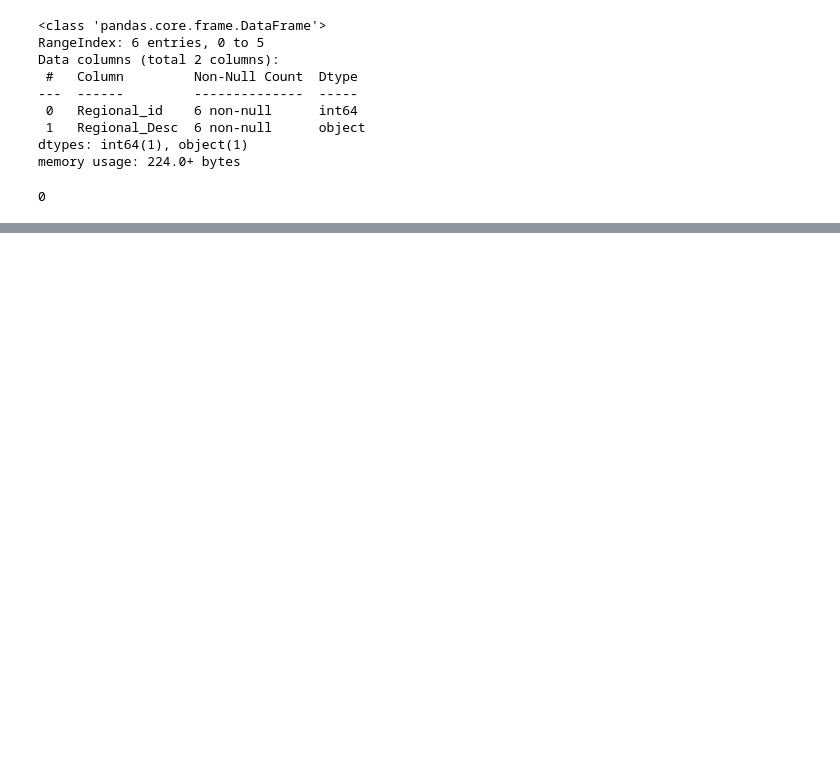
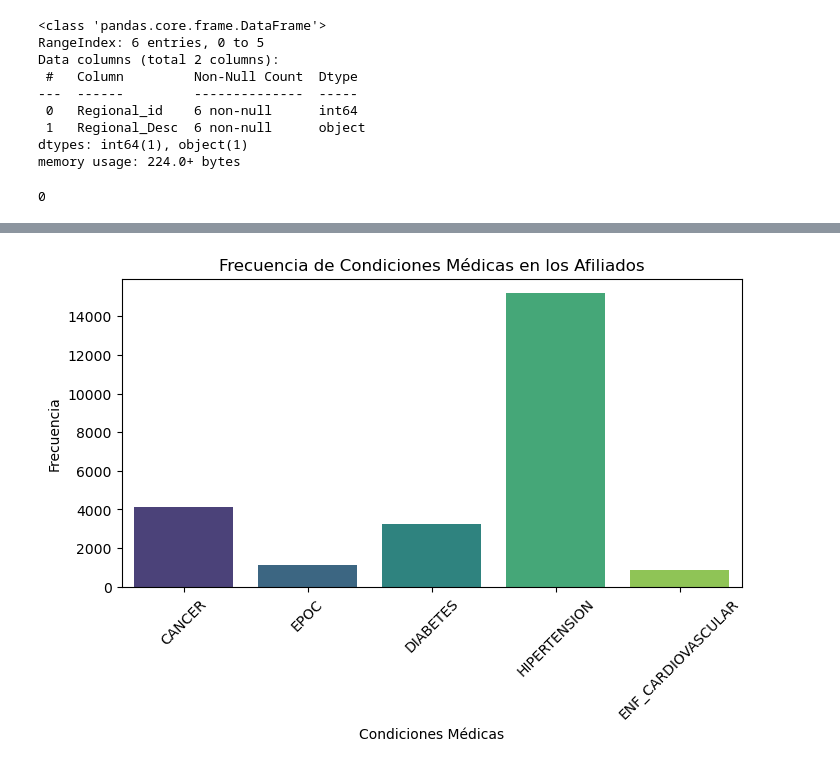
Before and after one commit to juanrodrizc/caso_analitica_finanzas, a Jupyter notebook: exploracion.ipynb, the cells around one changed output, grey strips where cells are left out. Drawn from its saved outputs; the diff is of its cells as text; code cells hidden in the pictures; blank space fills up the shorter version.

```diff
--- a/exploracion.ipynb
+++ b/exploracion.ipynb
@@ -59,0 +194,21 @@ memory usage: 224.0+ bytes
+# %%
+# Seleccionar las columnas de las condiciones médicas con iloc
+condiciones_cols = sociodemograficas.iloc[:, 4:]
+
+# Calcular la frecuencia de las condiciones médicas
+condiciones_counts = condiciones_cols.sum()
+
+# Crear el gráfico de barras apiladas
+plt.figure(figsize=(8, 4))
+sns.barplot(x=condiciones_counts.index, y=condiciones_counts.values, palette='viridis')
+
+# Personalizar el gráfico
+plt.xlabel('Condiciones Médicas')
+plt.ylabel('Frecuencia')
+plt.title('Frecuencia de Condiciones Médicas en los Afiliados')
+plt.xticks(rotation=45)
+
+# Mostrar el gráfico
+plt.show()
+# %% [output]
+[figure, added]
```
Also changed, not shown: parts of 27 cells of this notebook.
